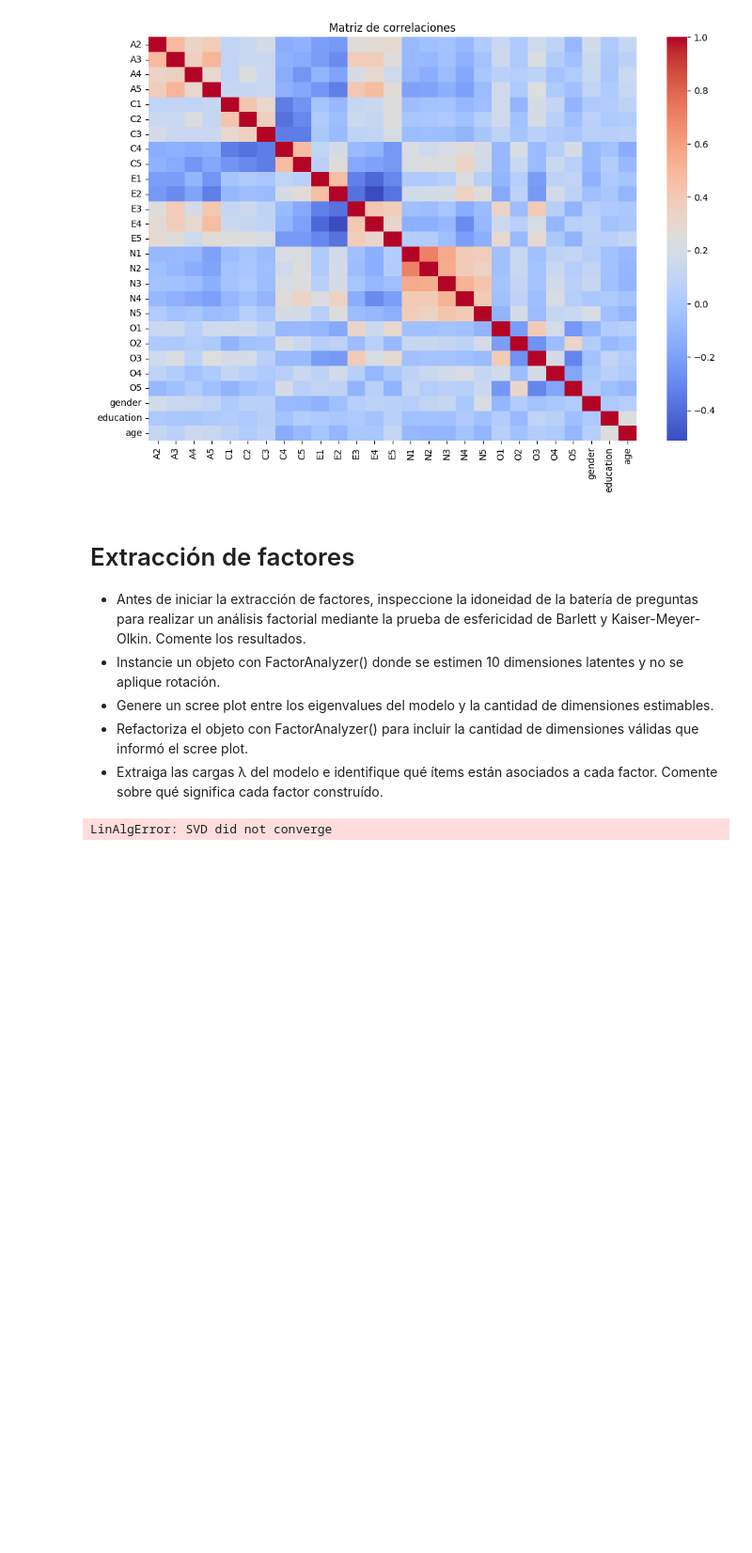
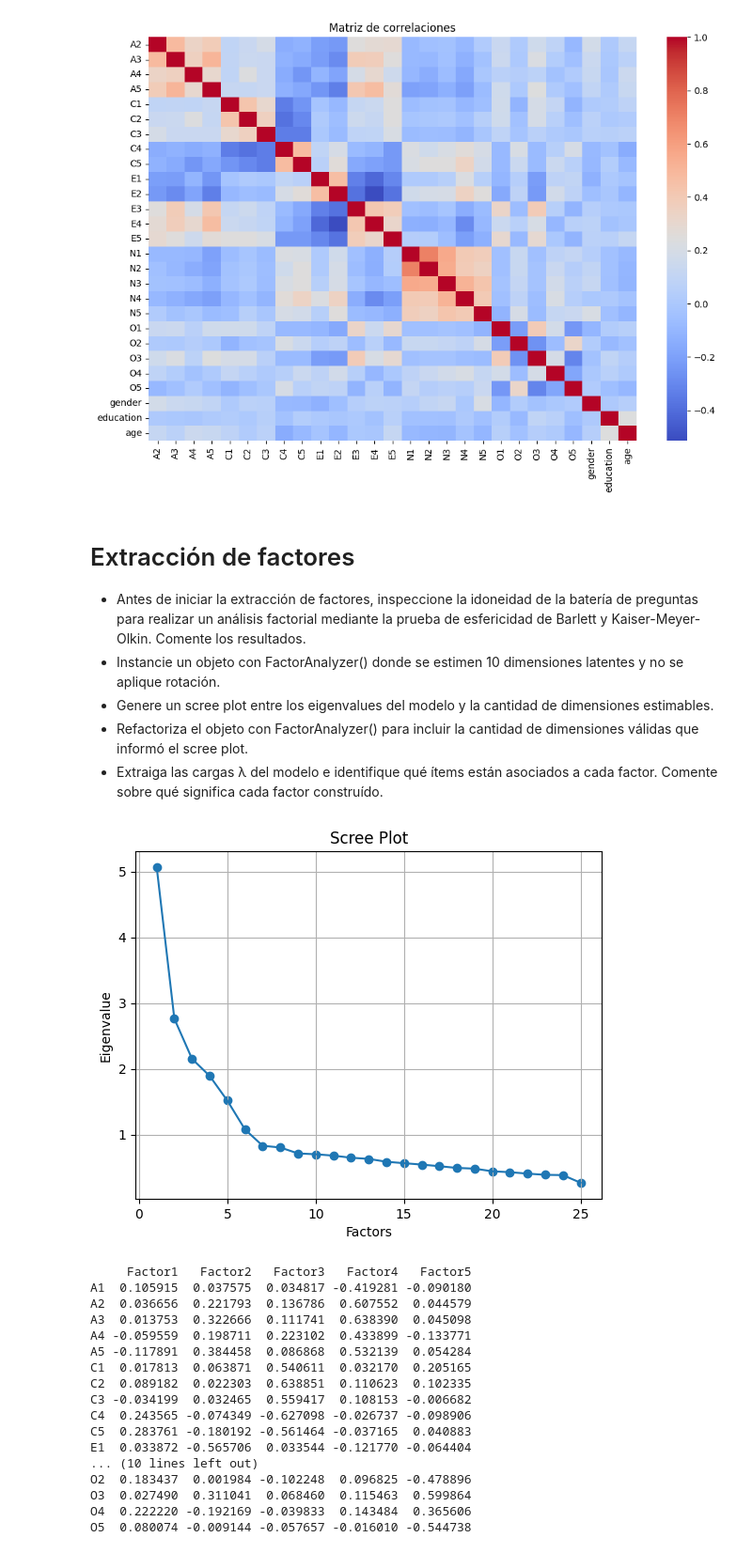
Before and after one commit to Javier-Caceres-M/Analisis-exploratorios, a Jupyter notebook: Analisis basico de base de datos/Exploracion de database.ipynb, the cells around one changed output. Shown at 94% size. Saved outputs shown, nothing was run; the diff lists cells and outputs as text; code cells hidden in the pictures; blank space fills up the shorter version.

```diff
--- a/Analisis basico de base de datos/Exploracion de database.ipynb
+++ b/Analisis basico de base de datos/Exploracion de database.ipynb
@@ -80,35 +89,49 @@ plt.show()
 * Genere un scree plot entre los eigenvalues del modelo y la cantidad de dimensiones estimables.
 * Refactoriza el objeto con FactorAnalyzer() para incluir la cantidad de dimensiones válidas que informó el scree plot.
 * Extraiga las cargas λ del modelo e identifique qué ítems están asociados a cada factor. Comente sobre qué significa cada factor construído.
-# %%
-# Inspeccionar la idoneidad de la batería de preguntas con la prueba de esfericidad de Barlett y Kaiser-Meyer-Olkin
-from factor_analyzer.factor_analyzer import calculate_bartlett_sphericity, calculate_kmo
-bartlett_test = calculate_bartlett_sphericity(bateria_preguntas)
-kmo_test = calculate_kmo(bateria_preguntas)
-print("Prueba de esfericidad de Barlett:\n", bartlett_test)
-print("Prueba de Kaiser-Meyer-Olkin:\n", kmo_test)
-
-# Instanciar un objeto FactorAnalyzer con 10 dimensiones latentes y sin rotación
-from factor_analyzer import FactorAnalyzer
-factor_analyzer = FactorAnalyzer(n_factors=10, rotation=None)
-
-# Realizar el scree plot para determinar la cantidad de dimensiones válidas
-factor_analyzer.fit(bateria_preguntas)
-factor_variance = factor_analyzer.get_factor_variance()
-factor_variance.plot(kind='bar')
-
-# Refactorizar el objeto FactorAnalyzer para incluir la cantidad de dimensiones válidas
-factor_analyzer = FactorAnalyzer(n_factors=6, rotation=None)
-
-# Extraer las cargas λ del modelo y asociar los ítems a cada factor
-factor_analyzer.fit(bateria_preguntas)
-cargas_lambdas = factor_analyzer.loadings_
-print("Cargas λ:\n", cargas_lambdas)
-
-# Comentar sobre el significado de cada factor construido
-# Aquí deberías analizar las cargas λ y determinar qué ítems están asociados a cada factor, para luego interpretar el significado de cada factor en función de los ítems relacionados.
-# %% [output]
-LinAlgError: SVD did not converge
+# %%
+# Instanciamos un objeto FactorAnalyzer donde se estimen 10 dimensiones latentes y no se aplique rotación
+fa = FactorAnalyzer(n_factors=10, rotation=None)
+fa.fit(question_df)
+
+# Generamos un scree plot entre los eigenvalues del modelo y la cantidad de dimensiones estimables
+ev, _ = fa.get_eigenvalues()
+plt.scatter(range(1, question_df.shape[1] + 1), ev)
+plt.plot(range(1, question_df.shape[1] + 1), ev)
+plt.title('Scree Plot')
+plt.xlabel('Factors')
+plt.ylabel('Eigenvalue')
+plt.grid()
+plt.show()
+
+# Refactorizamos el objeto con FactorAnalyzer() para incluir la cantidad de dimensiones válidas que informó el scree plot
+# Esto debería estar basado en la observación del gráfico scree plot
+# Por ejemplo, si observas que 5 factores tienen eigenvalues por encima de 1, puedes instanciar nuevamente FactorAnalyzer con 5 factores
+fa = FactorAnalyzer(n_factors=5, rotation="varimax")
+fa.fit(question_df)
+
+# Extraemos las cargas λ del modelo e identificamos qué ítems están asociados a cada factor
+loadings = pd.DataFrame(fa.loadings_, columns=['Factor1', 'Factor2', 'Factor3', 'Factor4', 'Factor5'], index=question_df.columns)
+print(loadings)
+# %% [output]
+[figure, added]
+     Factor1   Factor2   Factor3   Factor4   Factor5
+A1  0.105915  0.037575  0.034817 -0.419281 -0.090180
+A2  0.036656  0.221793  0.136786  0.607552  0.044579
+A3  0.013753  0.322666  0.111741  0.638390  0.045098
+A4 -0.059559  0.198711  0.223102  0.433899 -0.133771
+A5 -0.117891  0.384458  0.086868  0.532139  0.054284
+C1  0.017813  0.063871  0.540611  0.032170  0.205165
+C2  0.089182  0.022303  0.638851  0.110623  0.102335
+C3 -0.034199  0.032465  0.559417  0.108153 -0.006682
+C4  0.243565 -0.074349 -0.627098 -0.026737 -0.098906
+C5  0.283761 -0.180192 -0.561464 -0.037165  0.040883
+E1  0.033872 -0.565706  0.033544 -0.121770 -0.064404
+... (10 lines left out)
+O2  0.183437  0.001984 -0.102248  0.096825 -0.478896
+O3  0.027490  0.311041  0.068460  0.115463  0.599864
+O4  0.222220 -0.192169 -0.039833  0.143484  0.365606
+O5  0.080074 -0.009144 -0.057657 -0.016010 -0.544738
 # %% [markdown]
 # Modelación de factores
 * Extraiga los puntajes del modelo factorial a su base de datos.
```
Also changed, not shown: parts of 6 cells of this notebook.
